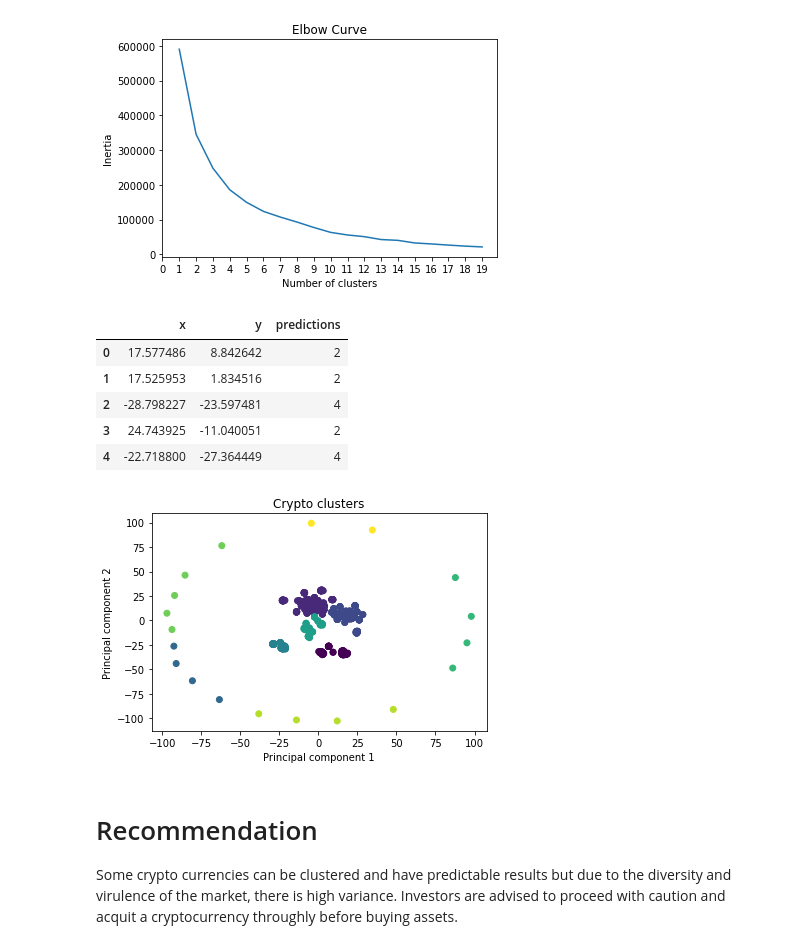
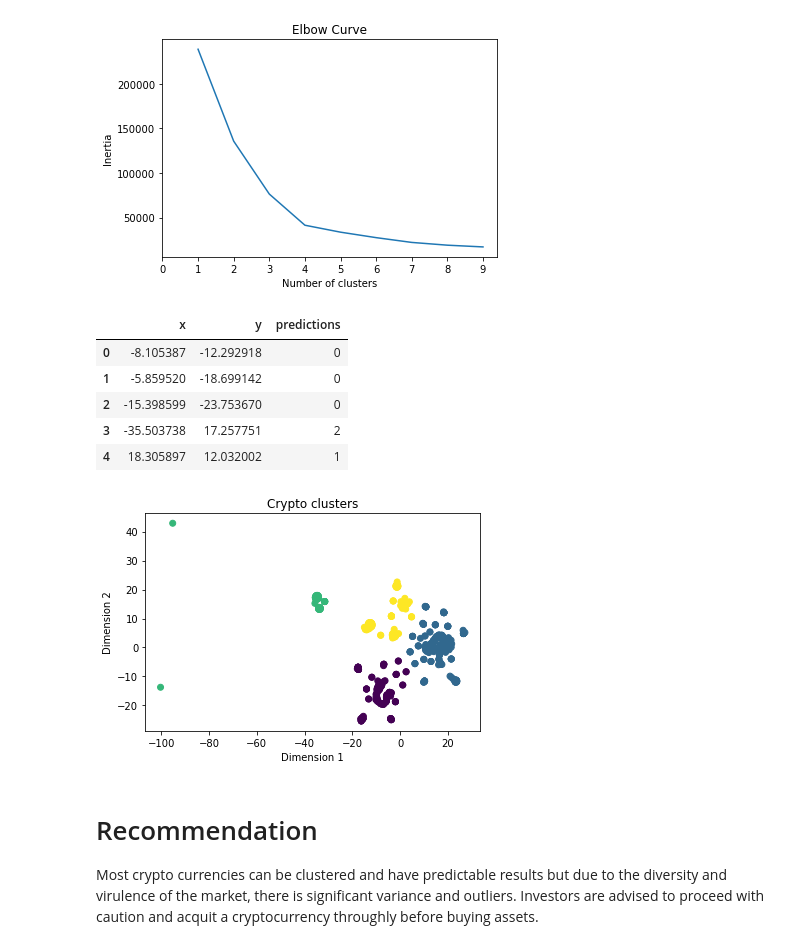
Before and after one commit to stephbanh/crypto_evaluation, a Jupyter notebook: cryptoClustering.ipynb, the cells around one changed output. Cells and saved outputs as stored; diff of their text form; code cells hidden in the pictures.

```diff
--- a/cryptoClustering.ipynb
+++ b/cryptoClustering.ipynb
@@ -93,3 +80,0 @@ df.head()
-# %%
-df = pd.get_dummies(df, columns=['ProofType'])
-df.head()
@@ -117,5 +84,0 @@ Index(['Unnamed: 0', 'TotalCoinsMined', 'TotalCoinSupply',
-# %%
-df = df.reset_index()
-df = df.drop('index', axis = 1)
-df = df.drop('Unnamed: 0', axis = 1)
-df.head()
@@ -215,9 +142,7 @@ plt.show()
 # %%
 # conduct kmeans analysis
-
-
 inertia = []
-k = list(range(1, 20))
+k = list(range(1, 10))
 
 # Calculate the inertia for the range of k values
 for i in k:
@@ -230,16 +155,16 @@ elbow_data = {"k": k, "inertia": inertia}
 df_elbow = pd.DataFrame(elbow_data)
 
 plt.plot(df_elbow['k'], df_elbow['inertia'])
-plt.xticks(list(range(20)))
+plt.xticks(list(range(10)))
 plt.title('Elbow Curve')
 plt.xlabel('Number of clusters')
 plt.ylabel('Inertia')
 plt.show()
 # %% [output]
-[figure, old version]
+[figure, new version]
 # %%
 # Initialize the k-means model
-model = KMeans(n_clusters=10, random_state=0)
+model = KMeans(n_clusters=4, random_state=0)
 
 # Fit the model
 model.fit(viz_df)
@@ -252,20 +177,20 @@ viz_df["predictions"] = model.labels_
 viz_df.head()
 # %% [output]
 |  | x | y | predictions |
-| 0 | 17.577486 | 8.842642 | 2 |
-| 1 | 17.525953 | 1.834516 | 2 |
-| 2 | -28.798227 | -23.597481 | 4 |
-| 3 | 24.743925 | -11.040051 | 2 |
-| 4 | -22.718800 | -27.364449 | 4 |
+| 0 | -8.105387 | -12.292918 | 0 |
+| 1 | -5.859520 | -18.699142 | 0 |
+| 2 | -15.398599 | -23.753670 | 0 |
+| 3 | -35.503738 | 17.257751 | 2 |
+| 4 | 18.305897 | 12.032002 | 1 |
 # %%
 plt.scatter(x=viz_df['x'], y=viz_df['y'], c=viz_df['predictions'])
-plt.xlabel('Principal component 1')
-plt.ylabel('Principal component 2')
+plt.xlabel('Dimension 1')
+plt.ylabel('Dimension 2')
 plt.title('Crypto clusters')
 plt.show()
 # %% [output]
-[figure, old version]
+[figure, new version]
 # %% [markdown]
 # Recommendation
 
-Some crypto currencies can be clustered and have predictable results but due to the diversity and virulence of the market, there is high variance. Investors are advised to proceed with caution and acquit a cryptocurrency throughly before buying assets.
+Most crypto currencies can be clustered and have predictable results but due to the diversity and virulence of the market, there is significant variance and outliers. Investors are advised to proceed with caution and acquit a cryptocurrency throughly before buying assets.
```
Also changed, not shown: parts of 21 cells of this notebook.
